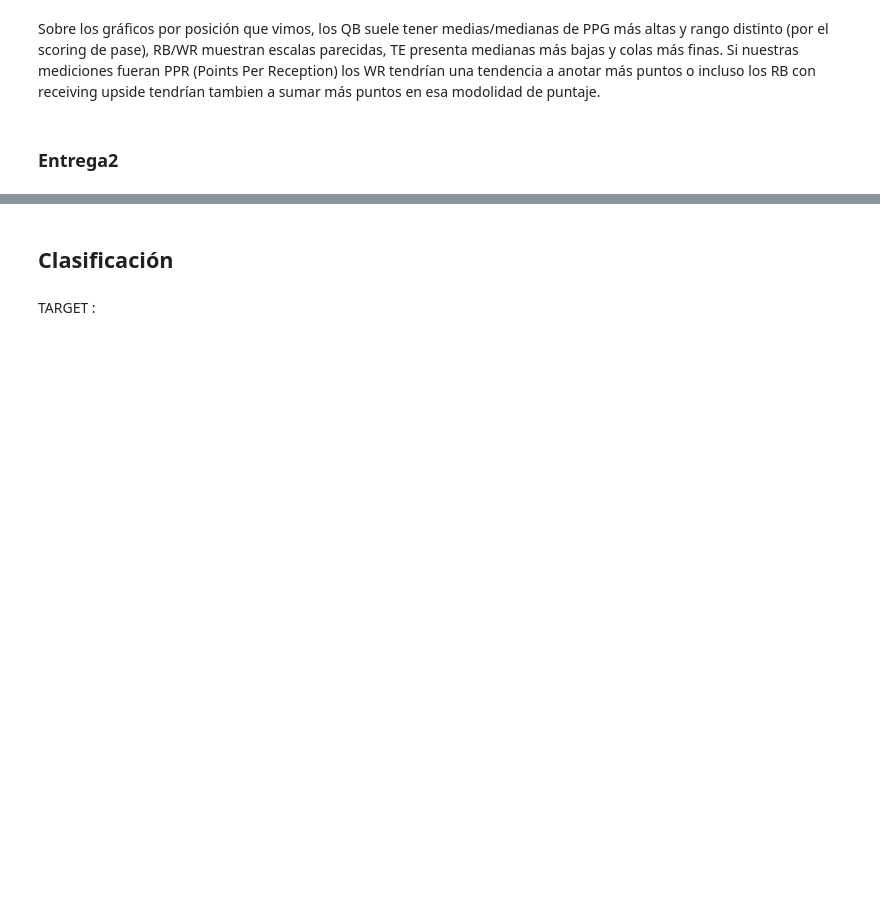
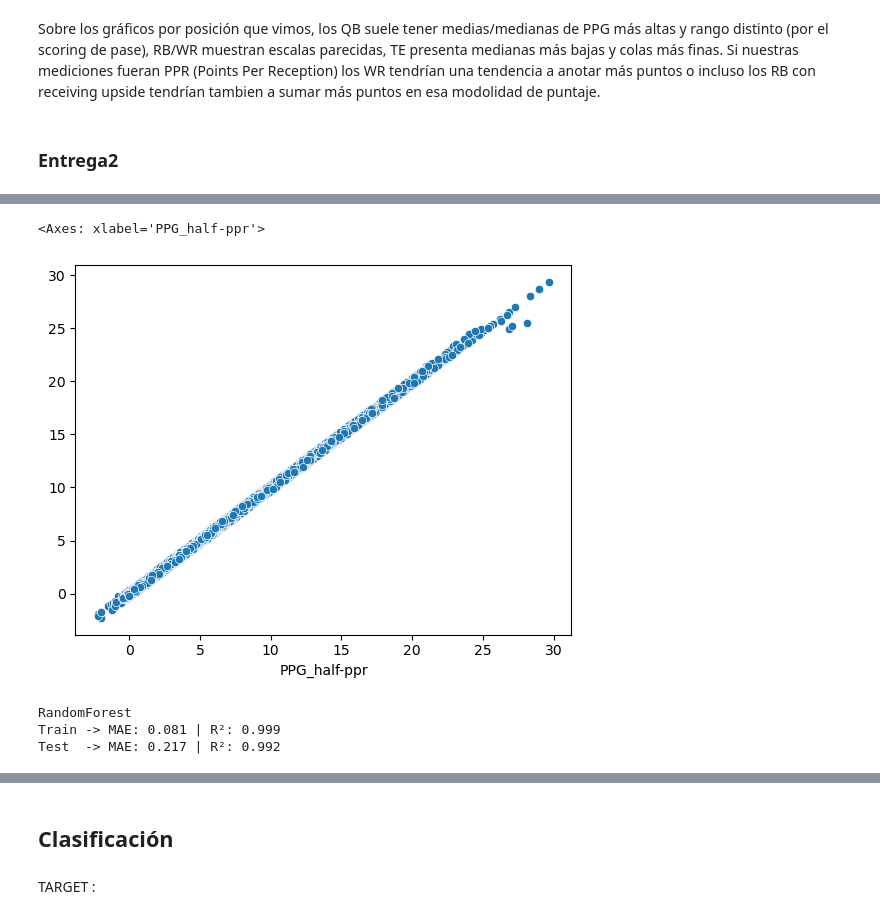
Before and after one commit to edumar67/Fantasy_project, a Jupyter notebook: Entrega2/2_entrega_regresión.ipynb, the cells around one changed output, grey strips where cells are left out. Drawn from its saved outputs; the diff is of its cells as text; code cells hidden in the pictures; blank space fills up the shorter version.

```diff
--- a/Entrega2/2_entrega_regresión.ipynb
+++ b/Entrega2/2_entrega_regresión.ipynb
@@ -656,0 +759,40 @@ Shapes -> (11914, 76) (2979, 76)
+# %%
+sns.scatterplot(x=y_train, y=svr.predict(X_train))
+# %% [output]
+<Axes: xlabel='PPG_half-ppr'>
+[figure, added]
+# %%
+# Ahora vamos a intentar hablar de Random Forest
+from sklearn.ensemble import RandomForestRegressor
+
+randomforest = Pipeline(steps=[
+    ("pre", pre),
+    ("model", RandomForestRegressor(
+        n_estimators=600,
+        max_depth=None,
+        min_samples_leaf=1,
+        min_samples_split=2,
+        max_features="sqrt",
+        n_jobs=-1,
+        random_state=42,
+        oob_score=False
+    ))
+])
+
+randomforest.fit(X_train, y_train)
+
+yhat_tr = randomforest.predict(X_train)
+yhat_te = randomforest.predict(X_test)
+
+mae_tr = mean_absolute_error(y_train, yhat_tr)
+r2_tr  = r2_score(y_train,  yhat_tr)
+mae_te = mean_absolute_error(y_test,  yhat_te)
+r2_te  = r2_score(y_test,   yhat_te)
+
+print("RandomForest")
+print(f"Train -> MAE: {mae_tr:.3f} | R²: {r2_tr:.3f}")
+print(f"Test  -> MAE: {mae_te:.3f} | R²: {r2_te:.3f}")
+# %% [output]
+RandomForest
+Train -> MAE: 0.081 | R²: 0.999
+Test  -> MAE: 0.217 | R²: 0.992
```
Also changed, not shown: parts of 11 cells of this notebook.
